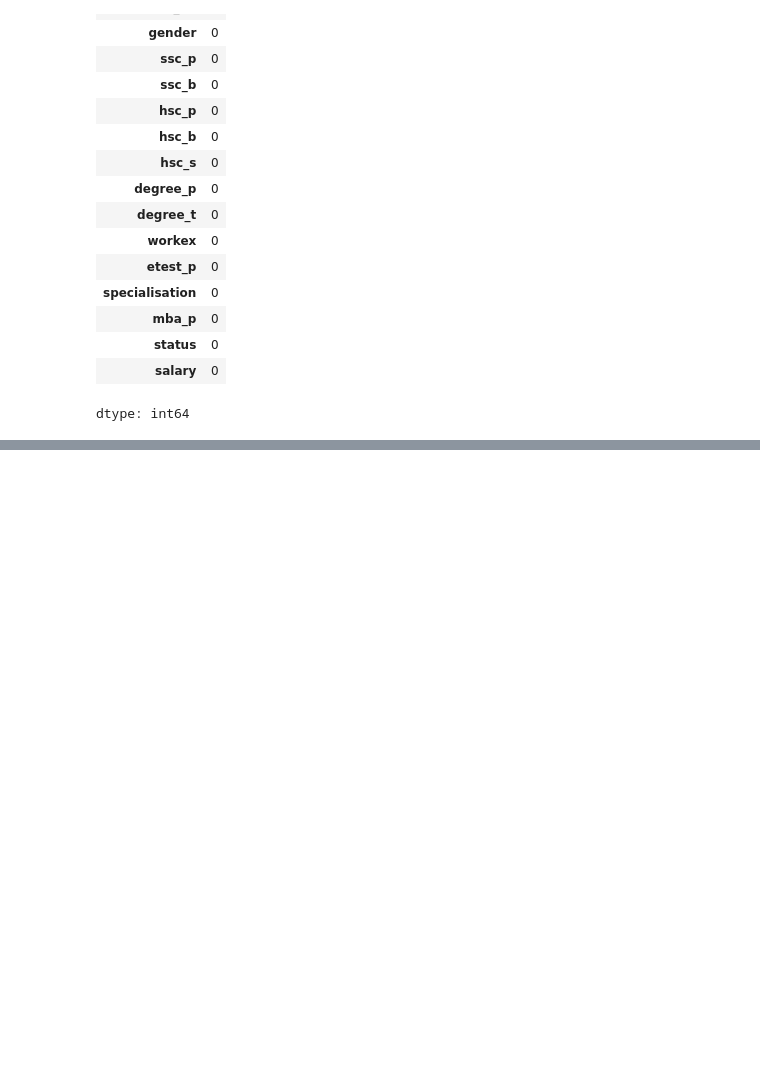
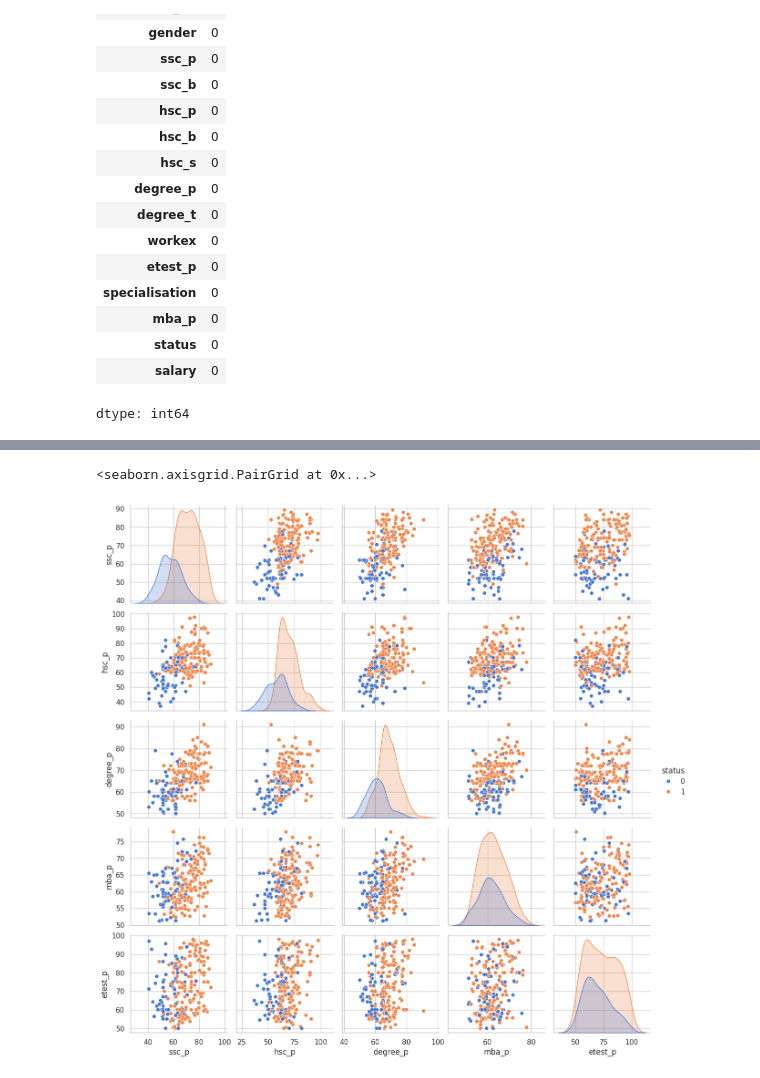
Before and after one commit to GustavoMiec/KNN_SVM_POS, a Jupyter notebook: KNN_SVM.ipynb, the cells around one changed output, grey strips where cells are left out. Saved outputs shown, nothing was run; the diff lists cells and outputs as text; code cells hidden in the pictures; blank space fills up the shorter version.

```diff
--- a/KNN_SVM.ipynb
+++ b/KNN_SVM.ipynb
@@ -159,0 +200,5 @@ sb.histplot(data=dados, x="salary")
+# %%
+sb.pairplot(dados,vars=['ssc_p','hsc_p','degree_p','mba_p','etest_p'],hue="status")
+# %% [output]
+<seaborn.axisgrid.PairGrid at 0x...>
+[figure, added]
```
Also changed, not shown: parts of 44 cells of this notebook.
